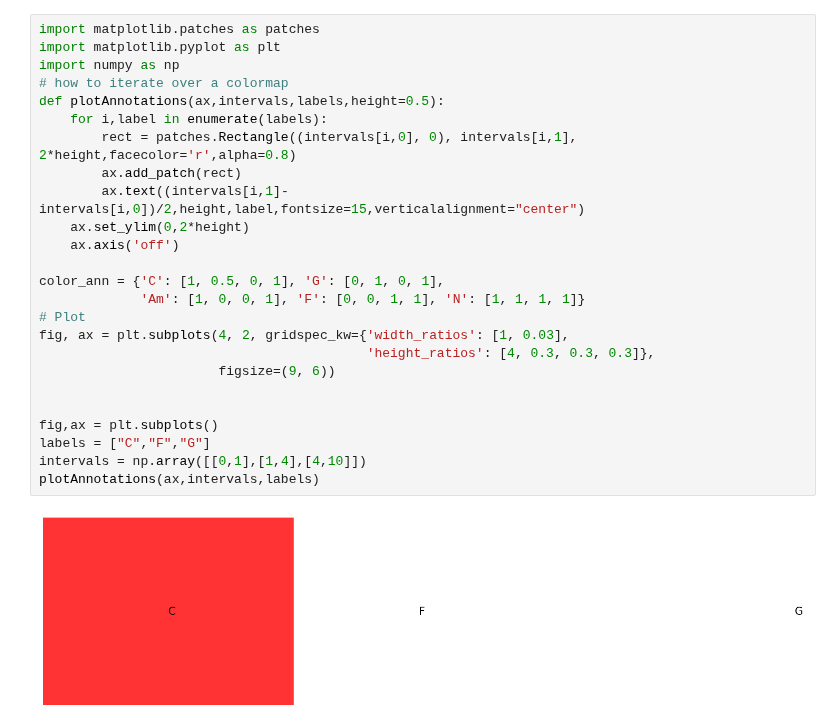
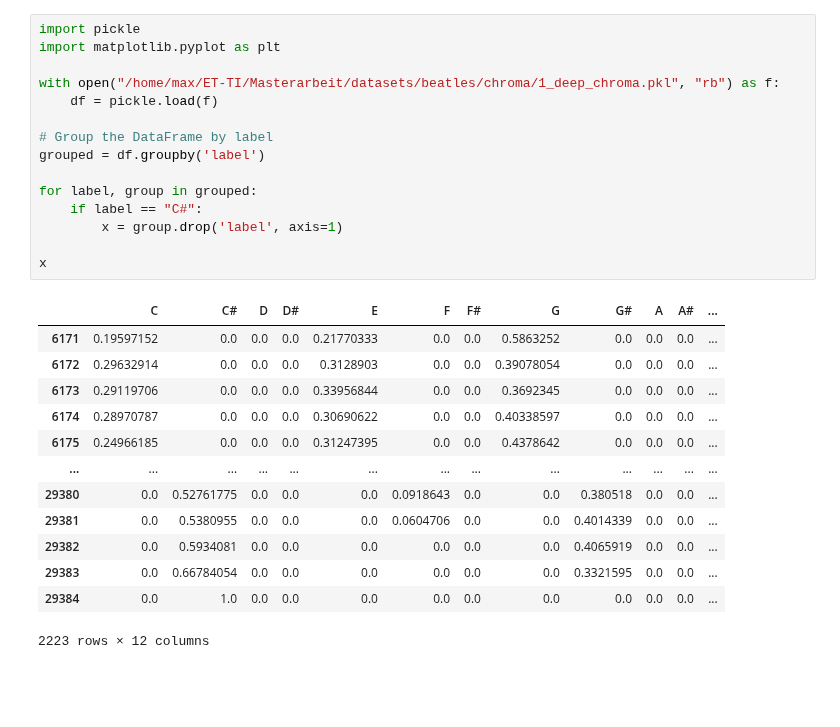
Before and after one commit to Maushax-jpg/chord-recognition, a Jupyter notebook: test.ipynb, the cells around one changed output. Cells and saved outputs as stored; diff of their text form; blank space fills up the shorter version.

```diff
--- a/test.ipynb
+++ b/test.ipynb
@@ -115,27 +1,29 @@ Chords sorted by appearance
-# %%
-import matplotlib.patches as patches
-import matplotlib.pyplot as plt
-import numpy as np
-# how to iterate over a colormap
-def plotAnnotations(ax,intervals,labels,height=0.5):
-    for i,label in enumerate(labels):
-        rect = patches.Rectangle((intervals[i,0], 0), intervals[i,1], 2*height,facecolor='r',alpha=0.8)
-        ax.add_patch(rect)
-        ax.text((intervals[i,1]-intervals[i,0])/2,height,label,fontsize=15,verticalalignment="center")
-    ax.set_ylim(0,2*height)
-    ax.axis('off')
-
-color_ann = {'C': [1, 0.5, 0, 1], 'G': [0, 1, 0, 1],
-             'Am': [1, 0, 0, 1], 'F': [0, 0, 1, 1], 'N': [1, 1, 1, 1]}
-# Plot
-fig, ax = plt.subplots(4, 2, gridspec_kw={'width_ratios': [1, 0.03],
-                                          'height_ratios': [4, 0.3, 0.3, 0.3]},
-                       figsize=(9, 6))
-
-
-fig,ax = plt.subplots()
-labels = ["C","F","G"]
-intervals = np.array([[0,1],[1,4],[4,10]])
-plotAnnotations(ax,intervals,labels)
-# %% [output]
-[figure, removed]
+# %%
+import pickle
+import matplotlib.pyplot as plt
+
+with open("/home/max/ET-TI/Masterarbeit/datasets/beatles/chroma/1_deep_chroma.pkl", "rb") as f:
+    df = pickle.load(f)
+
+# Group the DataFrame by label
+grouped = df.groupby('label')
+
+for label, group in grouped:
+    if label == "C#":
+        x = group.drop('label', axis=1)
+
+x
+# %% [output]
+|  | C | C# | D | D# | E | F | F# | G | G# | A | A# | ... |
+| 6171 | 0.19597152 | 0.0 | 0.0 | 0.0 | 0.21770333 | 0.0 | 0.0 | 0.5863252 | 0.0 | 0.0 | 0.0 | ... |
+| 6172 | 0.29632914 | 0.0 | 0.0 | 0.0 | 0.3128903 | 0.0 | 0.0 | 0.39078054 | 0.0 | 0.0 | 0.0 | ... |
+| 6173 | 0.29119706 | 0.0 | 0.0 | 0.0 | 0.33956844 | 0.0 | 0.0 | 0.3692345 | 0.0 | 0.0 | 0.0 | ... |
+| 6174 | 0.28970787 | 0.0 | 0.0 | 0.0 | 0.30690622 | 0.0 | 0.0 | 0.40338597 | 0.0 | 0.0 | 0.0 | ... |
+| 6175 | 0.24966185 | 0.0 | 0.0 | 0.0 | 0.31247395 | 0.0 | 0.0 | 0.4378642 | 0.0 | 0.0 | 0.0 | ... |
+| ... | ... | ... | ... | ... | ... | ... | ... | ... | ... | ... | ... | ... |
+| 29380 | 0.0 | 0.52761775 | 0.0 | 0.0 | 0.0 | 0.0918643 | 0.0 | 0.0 | 0.380518 | 0.0 | 0.0 | ... |
+| 29381 | 0.0 | 0.5380955 | 0.0 | 0.0 | 0.0 | 0.0604706 | 0.0 | 0.0 | 0.4014339 | 0.0 | 0.0 | ... |
+| 29382 | 0.0 | 0.5934081 | 0.0 | 0.0 | 0.0 | 0.0 | 0.0 | 0.0 | 0.4065919 | 0.0 | 0.0 | ... |
+| 29383 | 0.0 | 0.66784054 | 0.0 | 0.0 | 0.0 | 0.0 | 0.0 | 0.0 | 0.3321595 | 0.0 | 0.0 | ... |
+| 29384 | 0.0 | 1.0 | 0.0 | 0.0 | 0.0 | 0.0 | 0.0 | 0.0 | 0.0 | 0.0 | 0.0 | ... |
+2223 rows × 12 columns
```
Also changed, not shown: parts of 5 cells of this notebook, 14 other files.
